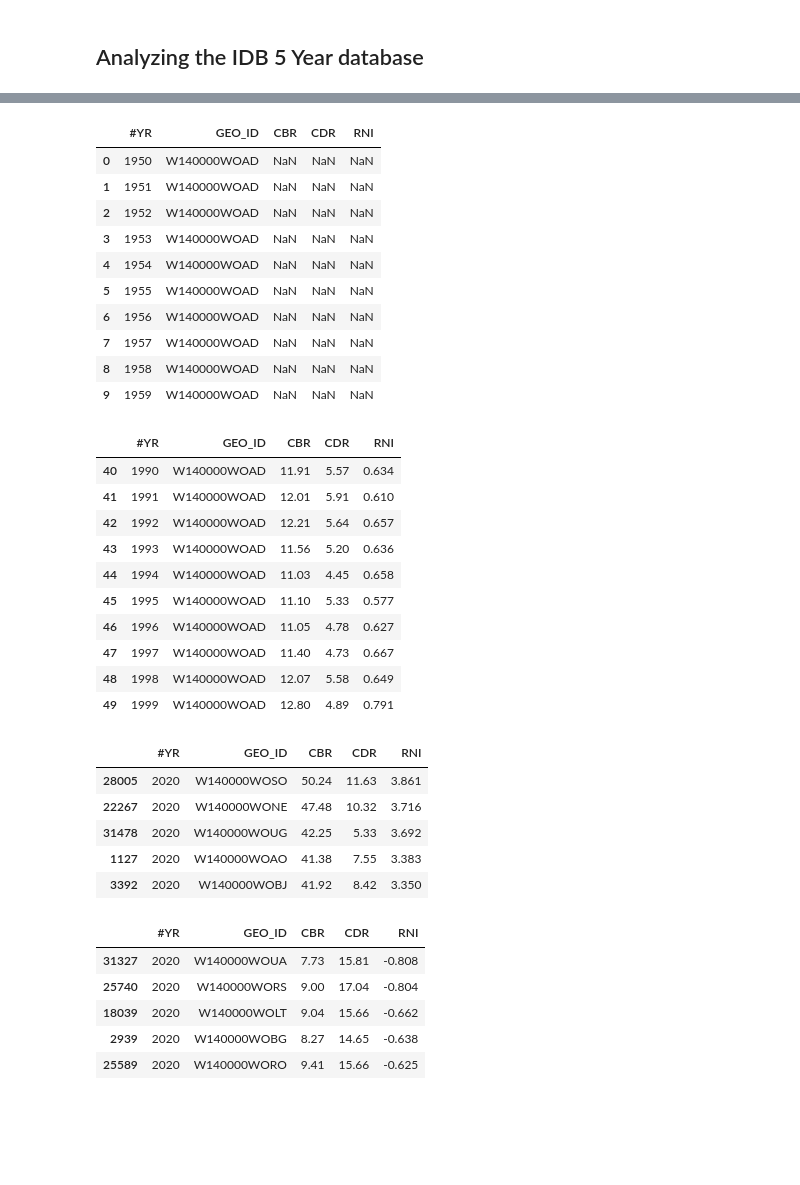
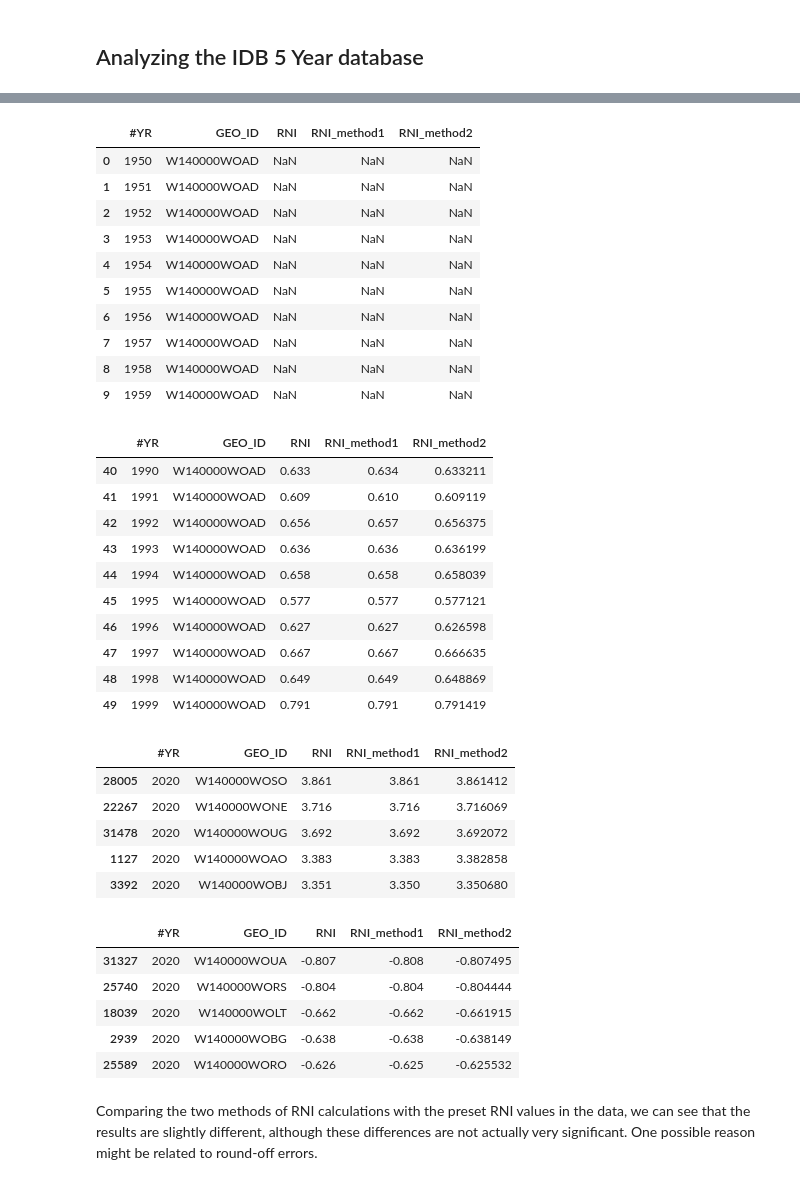
Before and after one commit to thaianle/international-database, a Jupyter notebook: idb5yr-python.ipynb, the cells around one changed output, grey strips where cells are left out. Cells and saved outputs as stored; diff of their text form; code cells hidden in the pictures; blank space fills up the shorter version.

Commit message:
Explore changes in population distributions

```diff
--- a/idb5yr-python.ipynb
+++ b/idb5yr-python.ipynb
@@ -98,9 +102,10 @@ The RNI formula is: (Crude birth rate - Crude death rate) (typically expressed a
 # %%
-rni = idb5yr.loc[:, ['#YR', 'GEO_ID', 'CBR', 'CDR']] # Filter only for necessary columns
-rni['RNI'] = (rni['CBR'] - rni['CDR']) / 10 # The crude birth & death rate expressed as per 1000 population
+rni = idb5yr.loc[:, ['#YR', 'GEO_ID', 'RNI']] # Filter only for necessary columns
+rni['RNI_method1'] = (idb5yr['CBR'] - idb5yr['CDR']) / 10 # The crude birth & death rate expressed as per 1000 population
+rni['RNI_method2'] = (idb5yr['BIRTHS'] - idb5yr['DEATHS']) / idb5yr['POP'] * 100
 rni.head(10)
 # %% [output]
-|  | #YR | GEO_ID | CBR | CDR | RNI |
+|  | #YR | GEO_ID | RNI | RNI_method1 | RNI_method2 |
 | 0 | 1950 | W140000WOAD | NaN | NaN | NaN |
 | 1 | 1951 | W140000WOAD | NaN | NaN | NaN |
 | 2 | 1952 | W140000WOAD | NaN | NaN | NaN |
@@ -116,36 +121,38 @@ rni.head(10)
 rni = rni[rni['RNI'].notnull()]
 rni.head(10)
 # %% [output]
-|  | #YR | GEO_ID | CBR | CDR | RNI |
-| 40 | 1990 | W140000WOAD | 11.91 | 5.57 | 0.634 |
-| 41 | 1991 | W140000WOAD | 12.01 | 5.91 | 0.610 |
-| 42 | 1992 | W140000WOAD | 12.21 | 5.64 | 0.657 |
-| 43 | 1993 | W140000WOAD | 11.56 | 5.20 | 0.636 |
-| 44 | 1994 | W140000WOAD | 11.03 | 4.45 | 0.658 |
-| 45 | 1995 | W140000WOAD | 11.10 | 5.33 | 0.577 |
-| 46 | 1996 | W140000WOAD | 11.05 | 4.78 | 0.627 |
-| 47 | 1997 | W140000WOAD | 11.40 | 4.73 | 0.667 |
-| 48 | 1998 | W140000WOAD | 12.07 | 5.58 | 0.649 |
-| 49 | 1999 | W140000WOAD | 12.80 | 4.89 | 0.791 |
+|  | #YR | GEO_ID | RNI | RNI_method1 | RNI_method2 |
+| 40 | 1990 | W140000WOAD | 0.633 | 0.634 | 0.633211 |
+| 41 | 1991 | W140000WOAD | 0.609 | 0.610 | 0.609119 |
+| 42 | 1992 | W140000WOAD | 0.656 | 0.657 | 0.656375 |
+| 43 | 1993 | W140000WOAD | 0.636 | 0.636 | 0.636199 |
+| 44 | 1994 | W140000WOAD | 0.658 | 0.658 | 0.658039 |
+| 45 | 1995 | W140000WOAD | 0.577 | 0.577 | 0.577121 |
+| 46 | 1996 | W140000WOAD | 0.627 | 0.627 | 0.626598 |
+| 47 | 1997 | W140000WOAD | 0.667 | 0.667 | 0.666635 |
+| 48 | 1998 | W140000WOAD | 0.649 | 0.649 | 0.648869 |
+| 49 | 1999 | W140000WOAD | 0.791 | 0.791 | 0.791419 |
 # %%
 # Countries that had the highest RNI in 2020
 rni_2020 = rni[rni['#YR'] == 2020]
-rni_2020.sort_values('RNI', ascending = False).head(5)
+rni_2020.sort_values('RNI_method1', ascending = False).head(5)
 # %% [output]
-|  | #YR | GEO_ID | CBR | CDR | RNI |
-| 28005 | 2020 | W140000WOSO | 50.24 | 11.63 | 3.861 |
-| 22267 | 2020 | W140000WONE | 47.48 | 10.32 | 3.716 |
-| 31478 | 2020 | W140000WOUG | 42.25 | 5.33 | 3.692 |
-| 1127 | 2020 | W140000WOAO | 41.38 | 7.55 | 3.383 |
-| 3392 | 2020 | W140000WOBJ | 41.92 | 8.42 | 3.350 |
+|  | #YR | GEO_ID | RNI | RNI_method1 | RNI_method2 |
+| 28005 | 2020 | W140000WOSO | 3.861 | 3.861 | 3.861412 |
+| 22267 | 2020 | W140000WONE | 3.716 | 3.716 | 3.716069 |
+| 31478 | 2020 | W140000WOUG | 3.692 | 3.692 | 3.692072 |
+| 1127 | 2020 | W140000WOAO | 3.383 | 3.383 | 3.382858 |
+| 3392 | 2020 | W140000WOBJ | 3.351 | 3.350 | 3.350680 |
 # %%
 # Countries that had the lowest RNI in 2020
 rni_2020 = rni[rni['#YR'] == 2020]
-rni_2020.sort_values('RNI', ascending = True).head(5)
+rni_2020.sort_values('RNI_method1', ascending = True).head(5)
 # %% [output]
-|  | #YR | GEO_ID | CBR | CDR | RNI |
-| 31327 | 2020 | W140000WOUA | 7.73 | 15.81 | -0.808 |
-| 25740 | 2020 | W140000WORS | 9.00 | 17.04 | -0.804 |
-| 18039 | 2020 | W140000WOLT | 9.04 | 15.66 | -0.662 |
-| 2939 | 2020 | W140000WOBG | 8.27 | 14.65 | -0.638 |
-| 25589 | 2020 | W140000WORO | 9.41 | 15.66 | -0.625 |
+|  | #YR | GEO_ID | RNI | RNI_method1 | RNI_method2 |
+| 31327 | 2020 | W140000WOUA | -0.807 | -0.808 | -0.807495 |
+| 25740 | 2020 | W140000WORS | -0.804 | -0.804 | -0.804444 |
+| 18039 | 2020 | W140000WOLT | -0.662 | -0.662 | -0.661915 |
+| 2939 | 2020 | W140000WOBG | -0.638 | -0.638 | -0.638149 |
+| 25589 | 2020 | W140000WORO | -0.626 | -0.625 | -0.625532 |
+# %% [markdown]
+Comparing the two methods of RNI calculations with the preset RNI values in the data, we can see that the results are slightly different, although these differences are not actually very significant. One possible reason might be related to round-off errors.
```
Also changed, not shown: parts of 5 cells of this notebook.
